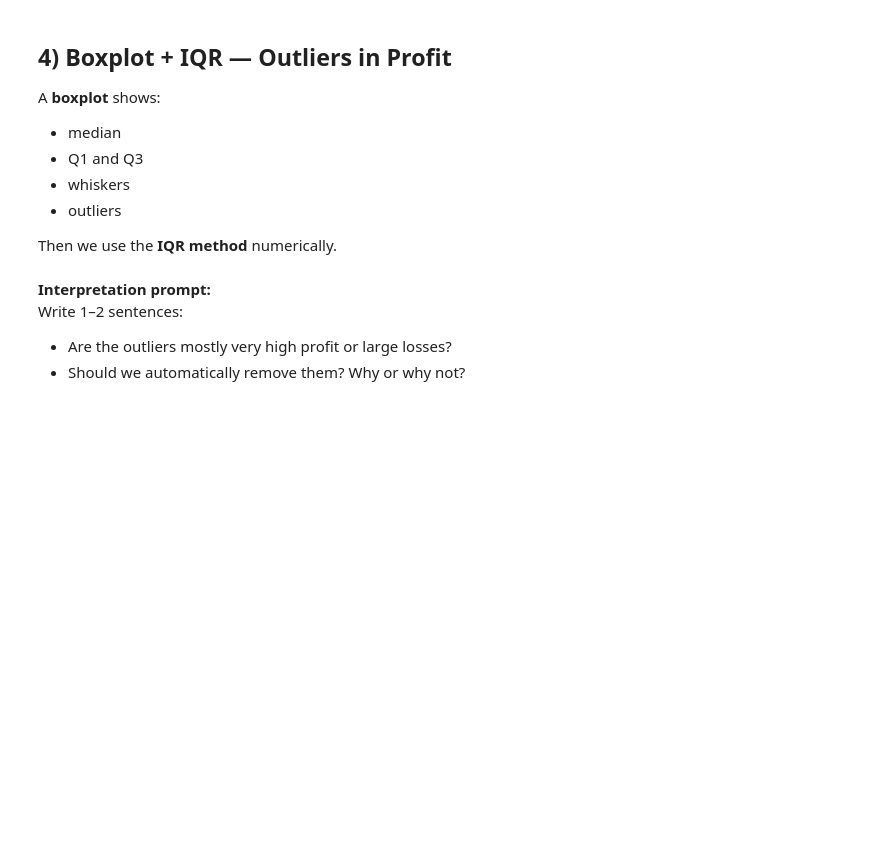
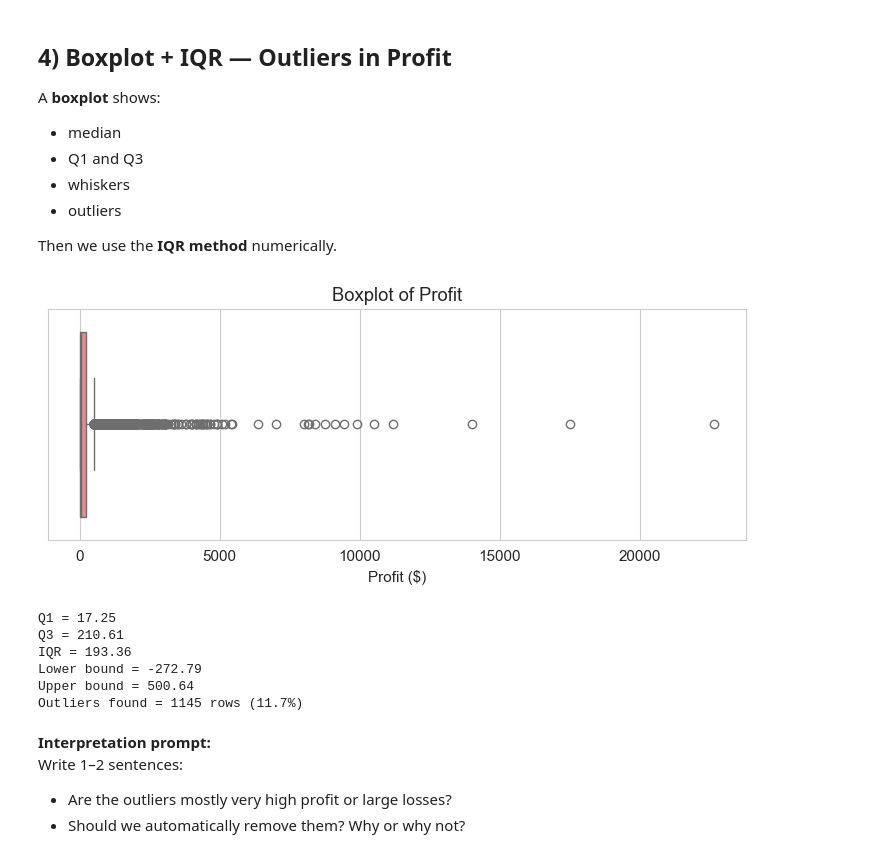
Before and after one commit to Kaizen-is/AI-and-ML-Practicum, a Jupyter notebook: Data Visualization/m2_c3_visualization_level1_guided.ipynb, the cells around one changed output. Cells and saved outputs as stored; diff of their text form; code cells hidden in the pictures; blank space fills up the shorter version.

```diff
--- a/Data Visualization/m2_c3_visualization_level1_guided.ipynb
+++ b/Data Visualization/m2_c3_visualization_level1_guided.ipynb
@@ -251,25 +329,33 @@ A **boxplot** shows:
 Then we use the **IQR method** numerically.
 # %%
 fig, ax = plt.subplots(figsize=(9, 3))                                         # Create figure and axis objects
-sns.boxplot(x=df[profit_col], color="lightcoral", ax=ax)                         # Plot boxplot for profit data
+sns.boxplot(x=df[sales_col], color="lightcoral", ax=ax)                         # Plot boxplot for profit data
 ax.set_title("Boxplot of Profit")                                                # Set the title of the plot
 ax.set_xlabel("Profit ($)")                                                      # Set the x-axis label
 plt.show()                                                                       # Render the boxplot visualization
 
-Q1 = df[profit_col].quantile(0.25)                                               # Calculate the first quartile (25%)
-Q3 = df[profit_col].quantile(0.75)                                               # Calculate the third quartile (75%)
+Q1 = df[sales_col].quantile(0.25)                                               # Calculate the first quartile (25%)
+Q3 = df[sales_col].quantile(0.75)                                               # Calculate the third quartile (75%)
 IQR = Q3 - Q1                                                                    # Calculate Interquartile Range
 lower_bound = Q1 - 1.5 * IQR                                                     # Define lower bound for outliers
 upper_bound = Q3 + 1.5 * IQR                                                     # Define upper bound for outliers
 
-outliers = df[(df[profit_col] < lower_bound) | (df[profit_col] > upper_bound)]   # Filter rows outside the bounds
+outliers = df[(df[sales_col] < lower_bound) | (df[sales_col] > upper_bound)]   # Filter rows outside the bounds
 
 print(f"Q1 = {Q1:.2f}")                                                          # Print the 25th percentile value
 print(f"Q3 = {Q3:.2f}")                                                          # Print the 75th percentile value
 print(f"IQR = {IQR:.2f}")                                                         # Print the calculated IQR
 print(f"Lower bound = {lower_bound:.2f}")                                        # Print the calculated lower limit
 print(f"Upper bound = {upper_bound:.2f}")                                        # Print the calculated upper limit
 print(f"Outliers found = {len(outliers)} rows ({len(outliers)/len(df)*100:.1f}%)") # Print outlier count and percentage
+# %% [output]
+[figure, added]
+Q1 = 17.25
+Q3 = 210.61
+IQR = 193.36
+Lower bound = -272.79
+Upper bound = 500.64
+Outliers found = 1145 rows (11.7%)
 # %% [markdown]
 **Interpretation prompt:**
 Write 1–2 sentences:
```
Also changed, not shown: parts of 14 cells of this notebook, 2 other files.
